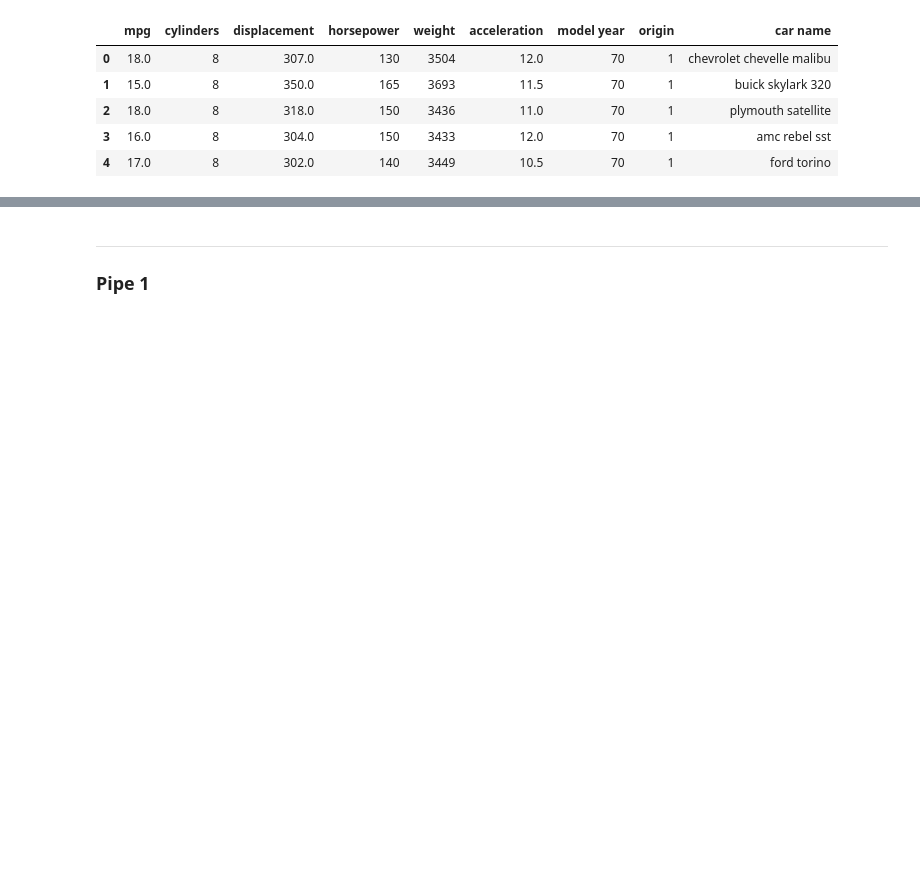
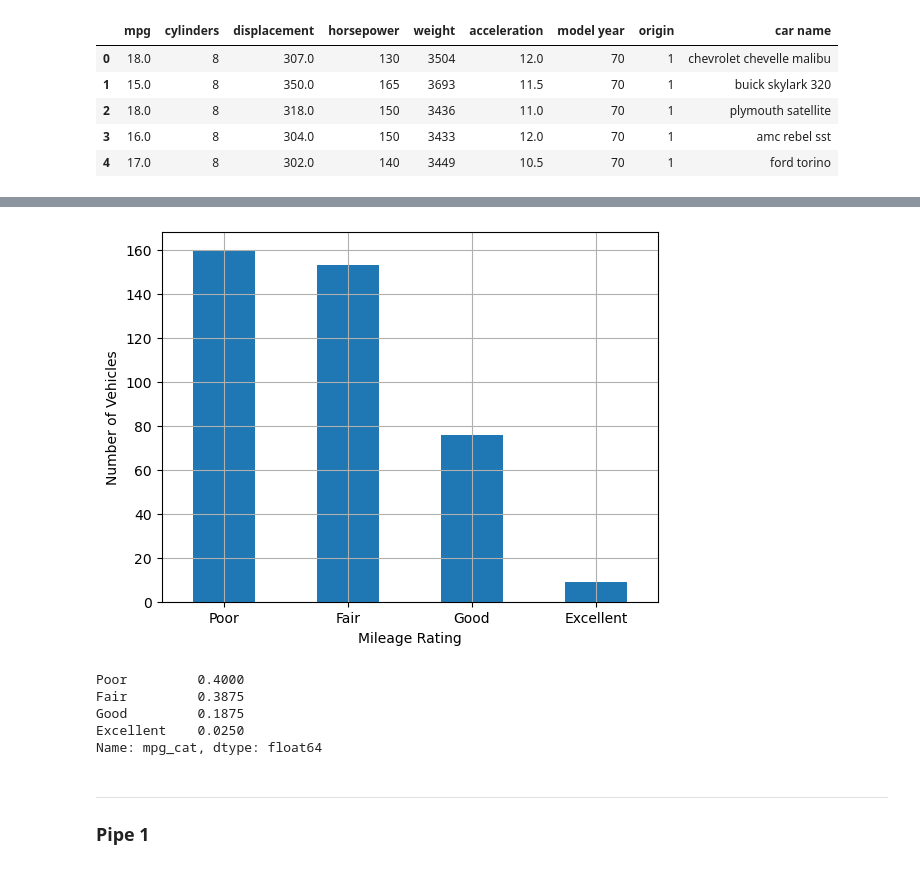
Before and after one commit to roijacob/data-science-projects, a Jupyter notebook: auto-mpg/notebook.ipynb, the cells around one changed output, grey strips where cells are left out. Cells and saved outputs as stored; diff of their text form; code cells hidden in the pictures; blank space fills up the shorter version.

```diff
--- a/auto-mpg/notebook.ipynb
+++ b/auto-mpg/notebook.ipynb
@@ -16,0 +68,28 @@ df.head()
+# %%
+def plot_bins(dataframe, cat_column, x_axis_name, y_axis_name):
+
+    cat_count = dataframe[cat_column].value_counts()
+    cat_count.sort_index().plot.bar(rot=0, grid=True)
+
+    plt.xlabel(x_axis_name)
+    plt.ylabel(y_axis_name)
+
+    return plt.show()
+
+plot_bins(df, 'mpg_cat', 'Mileage Rating', 'Number of Vehicles')
+# %% [output]
+[figure, added]
+# %%
+strat_train_set, strat_test_set = train_test_split(df, test_size=0.2, stratify=df["mpg_cat"], random_state=42)
+
+# Check stratification of splitted data
+strat_test_set["mpg_cat"].value_counts() / len(strat_test_set)
+
+# Check stratification of original data
+# df["mpg_cat"].value_counts() / len(df)
+# %% [output]
+Poor         0.4000
+Fair         0.3875
+Good         0.1875
+Excellent    0.0250
+Name: mpg_cat, dtype: float64
```
Also changed, not shown: parts of 15 cells of this notebook.
